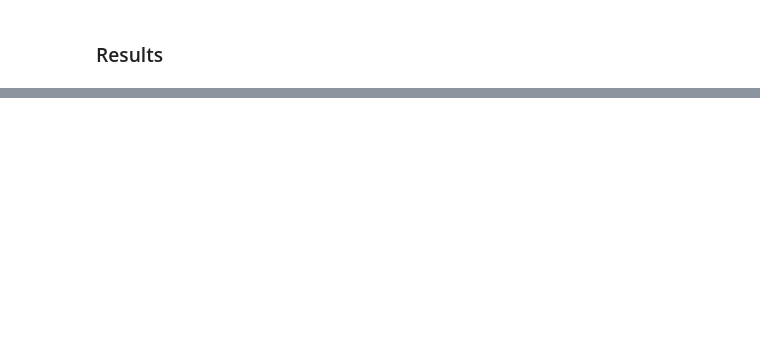
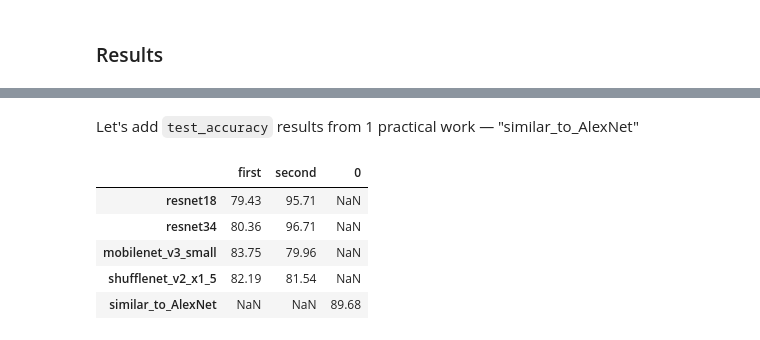
Before and after one commit to Rodimkov/deep-learning-course-practice-2023, a Jupyter notebook: 3822М1ФИии1/practical_work_2/ShilovAI.ipynb, the cells around one changed output, grey strips where cells are left out. Saved outputs shown, nothing was run; the diff lists cells and outputs as text; code cells hidden in the pictures; blank space fills up the shorter version.

```diff
--- a/3822М1ФИии1/practical_work_2/ShilovAI.ipynb
+++ b/3822М1ФИии1/practical_work_2/ShilovAI.ipynb
@@ -505,0 +658,15 @@ plt.show()
+# %% [markdown]
+Let's add `test_accuracy` results from 1 practical work — "similar_to_AlexNet"
+# %%
+pw1_results = pd.read_csv("pw1_results.csv")
+pw1_results = pw1_results.iloc[1:]
+pw1_results = pw1_results.rename(index={pw1_results.index[-1]: "similar_to_AlexNet"})
+all_results = pd.concat([result_df, pw1_results], axis=0)
+all_results
+# %% [output]
+|  | first | second | 0 |
+| resnet18 | 79.43 | 95.71 | NaN |
+| resnet34 | 80.36 | 96.71 | NaN |
+| mobilenet_v3_small | 83.75 | 79.96 | NaN |
+| shufflenet_v2_x1_5 | 82.19 | 81.54 | NaN |
+| similar_to_AlexNet | NaN | NaN | 89.68 |
```
Also changed, not shown: parts of 44 cells of this notebook, 1 other file.
